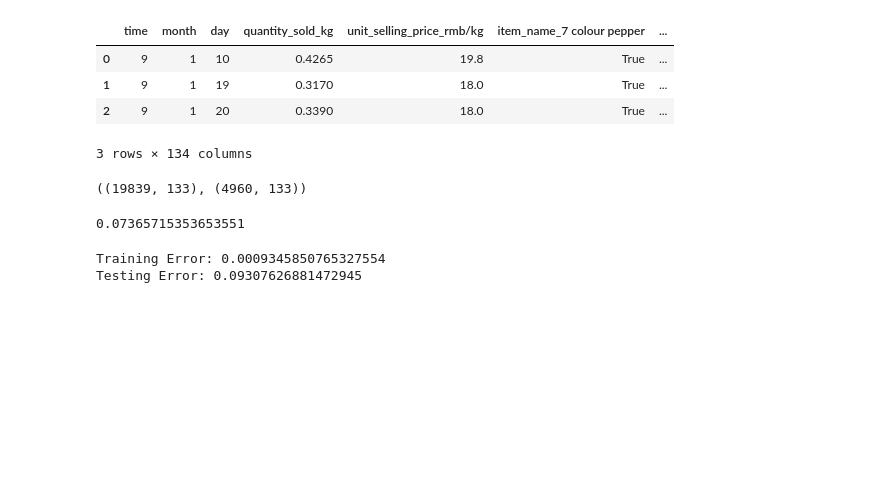
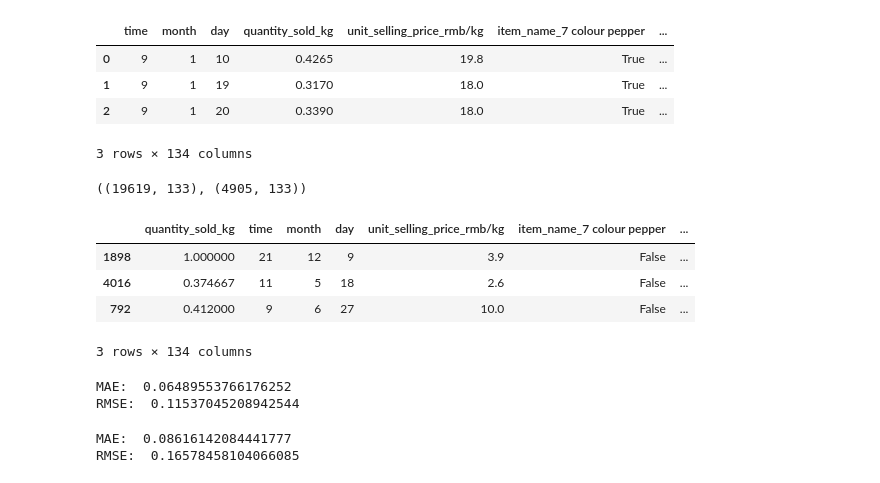
Before and after one commit to RumethSandinu/Project-connexa, a Jupyter notebook: time_based_analysis/md.ipynb, the cells around one changed output. Saved outputs shown, nothing was run; the diff lists cells and outputs as text; code cells hidden in the pictures; blank space fills up the shorter version.

```diff
--- a/time_based_analysis/md.ipynb
+++ b/time_based_analysis/md.ipynb
@@ -19,20 +19,17 @@ x = df.drop(columns=['quantity_sold_kg'], axis=1)
 
 # split the dataset 0.8, 0.1, 0.1
 x_train, x_test, y_train, y_test = train_test_split(x, y, test_size=0.2, random_state=42)
-# x_eval, x_test, y_eval, y_test = train_test_split(x_temp, y_temp, test_size=0.5, random_state=42)
 
-"""use float32 data type for numerical values to reduce memory usage and improve performance"""
-
-# # convert to tensor arrays
-# x_train_tensor = tf.constant(x_train, dtype=tf.float32)
-# y_train_tensor = tf.constant(y_train, dtype=tf.float32)
-# x_eval_tensor = tf.constant(x_eval, dtype=tf.float32)
-# y_eval_tensor = tf.constant(y_eval, dtype=tf.float32)
-#
 x_train.shape, x_test.shape
 # %% [output]
-((19839, 133), (4960, 133))
+((19619, 133), (4905, 133))
 # %%
-# df_test = pd.concat([y_test.reset_index(drop=True), x_test.reset_index(drop=True)], axis=1)
-# df_test.to_csv('../../datasets/testing_dataset.csv')
-# df_test.sample(3)
+df_test = pd.concat([y_test.reset_index(drop=True), x_test.reset_index(drop=True)], axis=1)
+df_test.to_csv('testing_dataset.csv')
+df_test.sample(3)
+# %% [output]
+|  | quantity_sold_kg | time | month | day | unit_selling_price_rmb/kg | item_name_7 colour pepper | ... |
+| 1898 | 1.000000 | 21 | 12 | 9 | 3.9 | False | ... |
+| 4016 | 0.374667 | 11 | 5 | 18 | 2.6 | False | ... |
+| 792 | 0.412000 | 9 | 6 | 27 | 10.0 | False | ... |
+3 rows × 134 columns
@@ -51,7 +45,9 @@ from sklearn.metrics import mean_absolute_error
 # %%
-mean_absolute_error(y_test, pred)
+print('MAE: ', mean_absolute_error(y_test, pred))
+print('RMSE: ', root_mean_squared_error(y_test, pred))
 # %% [output]
-0.07365715353653551
+MAE:  0.06489553766176252
+RMSE:  0.11537045208942544
 # %%
 from sklearn.tree import DecisionTreeRegressor
 # %%
@@ -61,17 +57,13 @@ pred = model.predict(x_test)
 # %%
-# Training set
-train_pred = model.predict(x_train)
-train_error = mean_absolute_error(y_train, train_pred)
-
 # Testing set
-test_pred = model.predict(x_test)
+test_pred = dtmodel.predict(x_test)
 test_error = mean_absolute_error(y_test, test_pred)
 
-print(f'Training Error: {train_error}')
-print(f'Testing Error: {test_error}')
+print('MAE: ', mean_absolute_error(y_test, pred))
+print('RMSE: ', root_mean_squared_error(y_test, pred))
 # %% [output]
-Training Error: 0.0009345850765327554
-Testing Error: 0.09307626881472945
+MAE:  0.08616142084441777
+RMSE:  0.16578458104066085
 # %%
 from sklearn.ensemble import RandomForestRegressor
 import matplotlib.pyplot as plt
```
Also changed, not shown: parts of 9 cells of this notebook, 4 other files.
